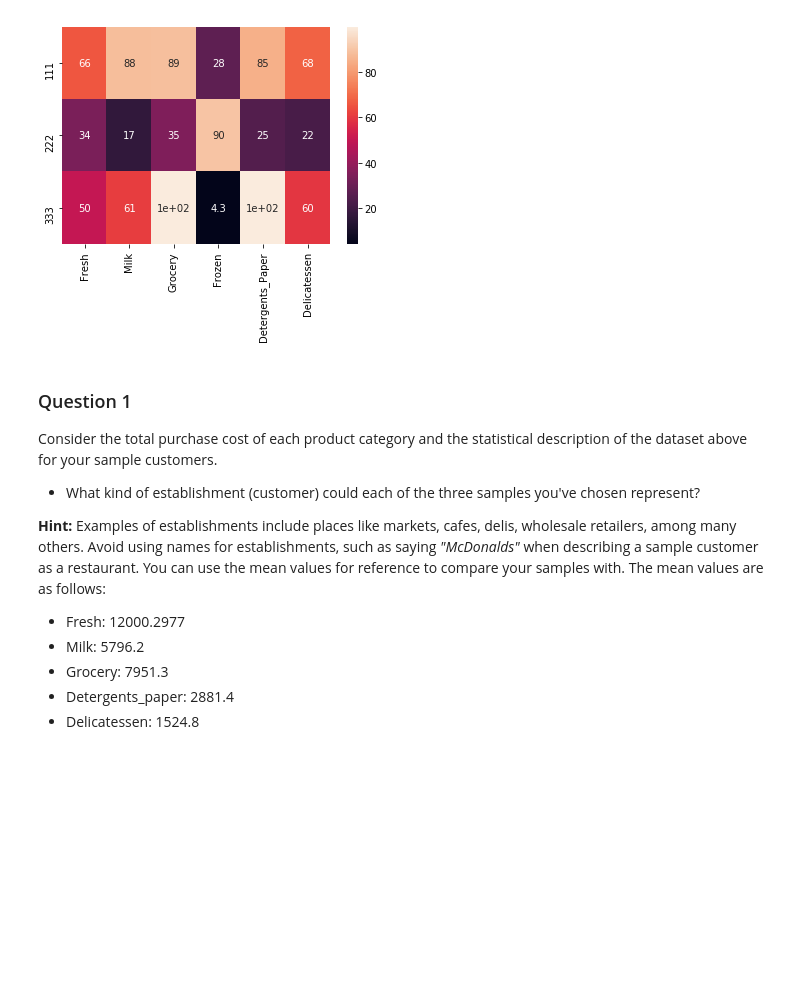
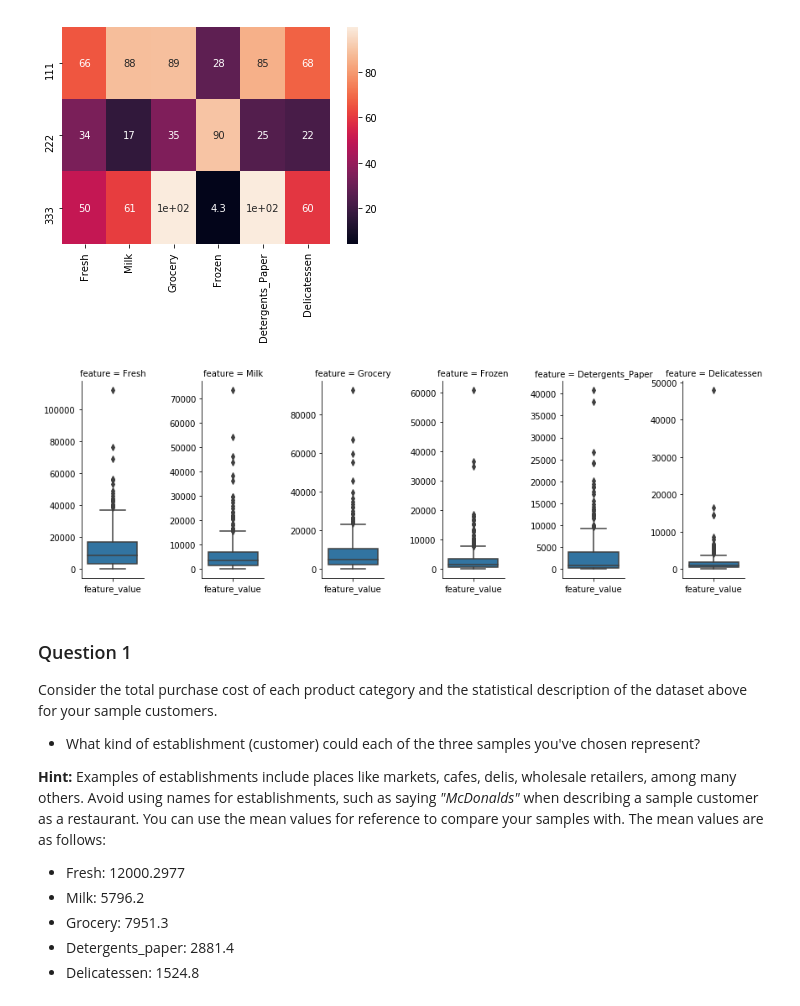
Before and after one commit to citrus09/machine-learning, a Jupyter notebook: projects/customer_segments/customer_segments.ipynb, the cells around one changed output. Saved outputs shown, nothing was run; the diff lists cells and outputs as text; code cells hidden in the pictures; blank space fills up the shorter version.

```diff
--- a/projects/customer_segments/customer_segments.ipynb
+++ b/projects/customer_segments/customer_segments.ipynb
@@ -84,6 +86,12 @@ Chosen samples of wholesale customers dataset:
 | 333 | 50.454545 | 61.136364 | 99.772727 | 4.318182 | 99.772727 | 59.772727 |
 <matplotlib.axes._subplots.AxesSubplot at 0x...>
 [figure]
+# %%
+#R1
+data_melt = pd.melt(data, var_name="feature", value_name="feature_value")
+g = sns.factorplot(col="feature", data=data_melt, kind="box", size=4, sharey=False, aspect=.5)
+# %% [output]
+[figure, added]
 # %% [markdown]
 ### Question 1
 Consider the total purchase cost of each product category and the statistical description of the dataset above for your sample customers.
```
Also changed, not shown: parts of 14 cells of this notebook.
